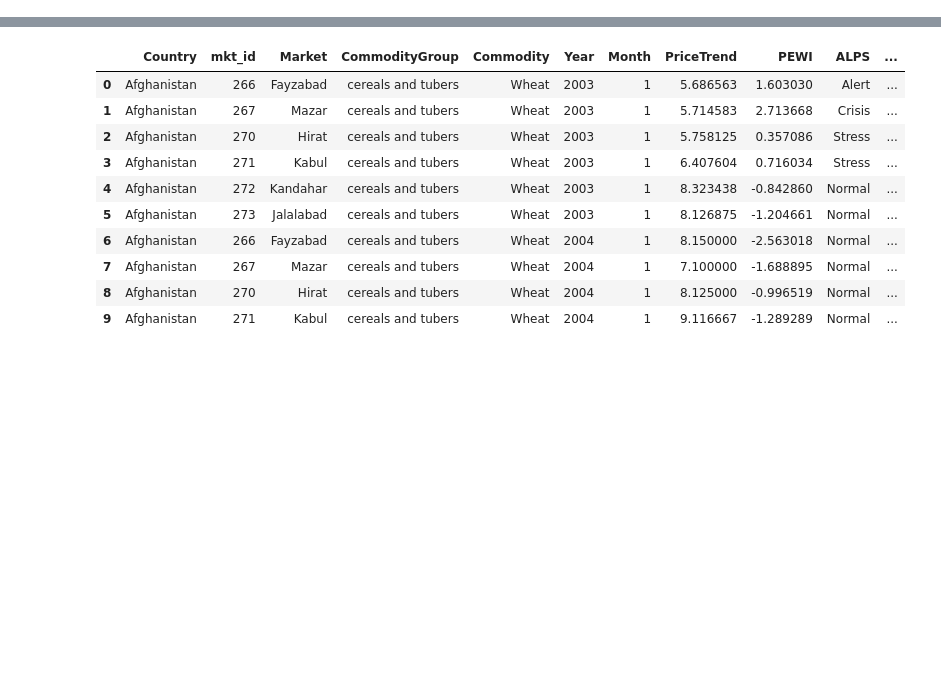
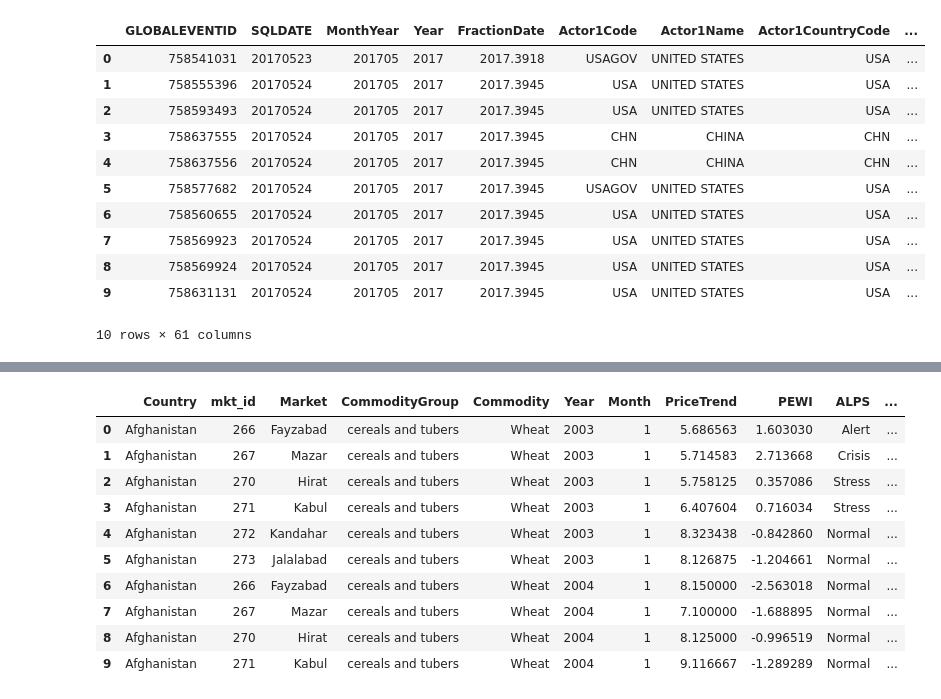
Before and after one commit to tssahota/Global-Data-Analysis-for-Social-Unrest-Prediction, a Jupyter notebook: Final-EDA.ipynb, the cells around one changed output, grey strips where cells are left out. Saved outputs shown, nothing was run; the diff lists cells and outputs as text; code cells hidden in the pictures; blank space fills up the shorter version.

```diff
--- a/Final-EDA.ipynb
+++ b/Final-EDA.ipynb
@@ -21,0 +48,15 @@ df1 = df1[df1['Date']>20000000]  # selecting data only after 2000
+# %%
+df0.head(10)
+# %% [output]
+|  | GLOBALEVENTID | SQLDATE | MonthYear | Year | FractionDate | Actor1Code | Actor1Name | Actor1CountryCode | ... |
+| 0 | 758541031 | 20170523 | 201705 | 2017 | 2017.3918 | USAGOV | UNITED STATES | USA | ... |
+| 1 | 758555396 | 20170524 | 201705 | 2017 | 2017.3945 | USA | UNITED STATES | USA | ... |
+| 2 | 758593493 | 20170524 | 201705 | 2017 | 2017.3945 | USA | UNITED STATES | USA | ... |
+| 3 | 758637555 | 20170524 | 201705 | 2017 | 2017.3945 | CHN | CHINA | CHN | ... |
+| 4 | 758637556 | 20170524 | 201705 | 2017 | 2017.3945 | CHN | CHINA | CHN | ... |
+| 5 | 758577682 | 20170524 | 201705 | 2017 | 2017.3945 | USAGOV | UNITED STATES | USA | ... |
+| 6 | 758560655 | 20170524 | 201705 | 2017 | 2017.3945 | USA | UNITED STATES | USA | ... |
+| 7 | 758569923 | 20170524 | 201705 | 2017 | 2017.3945 | USA | UNITED STATES | USA | ... |
+| 8 | 758569924 | 20170524 | 201705 | 2017 | 2017.3945 | USA | UNITED STATES | USA | ... |
+| 9 | 758631131 | 20170524 | 201705 | 2017 | 2017.3945 | USA | UNITED STATES | USA | ... |
+10 rows × 61 columns
```
Also changed, not shown: parts of 21 cells of this notebook.
